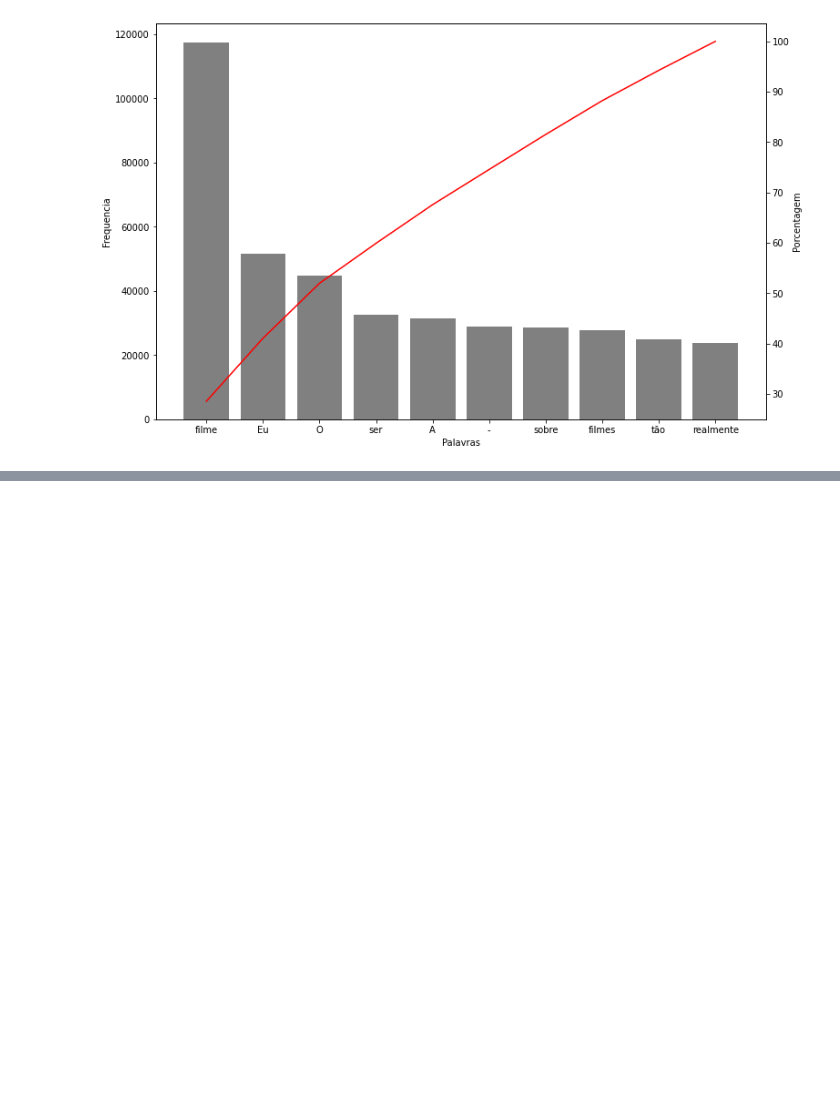
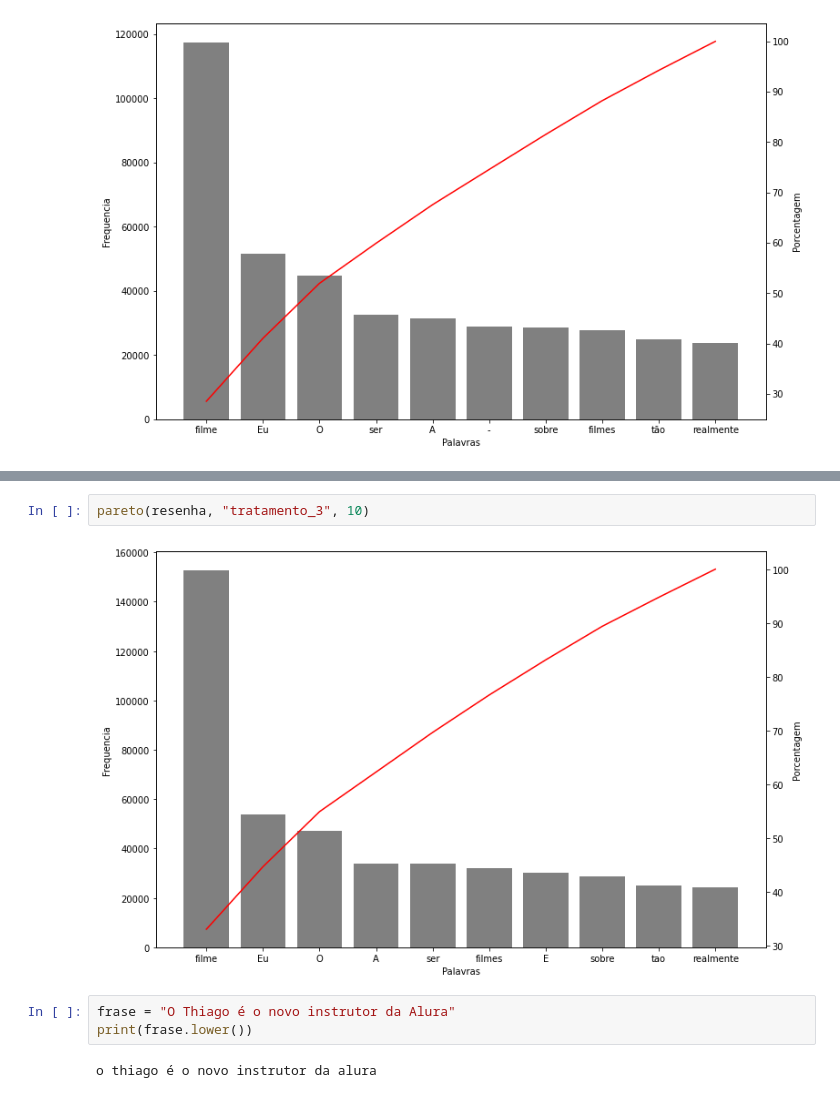
Before and after one commit to jsilverio13/alura, a Jupyter notebook: DataScience/machine-learning/nlp-intro-analise-sentimento/nlp_intro_analise_sentimento.ipynb, the cells around one changed output, grey strips where cells are left out. Saved outputs shown, nothing was run; the diff lists cells and outputs as text; blank space fills up the shorter version.

```diff
--- a/DataScience/machine-learning/nlp-intro-analise-sentimento/nlp_intro_analise_sentimento.ipynb
+++ b/DataScience/machine-learning/nlp-intro-analise-sentimento/nlp_intro_analise_sentimento.ipynb
@@ -290,0 +426,9 @@ pareto(resenha,"tratamento_1", 10)
+# %%
+pareto(resenha, "tratamento_3", 10)
+# %% [output]
+[figure, added]
+# %%
+frase = "O Thiago é o novo instrutor da Alura"
+print(frase.lower())
+# %% [output]
+o thiago é o novo instrutor da alura
```
Also changed, not shown: parts of 53 cells of this notebook, 1 other file.
